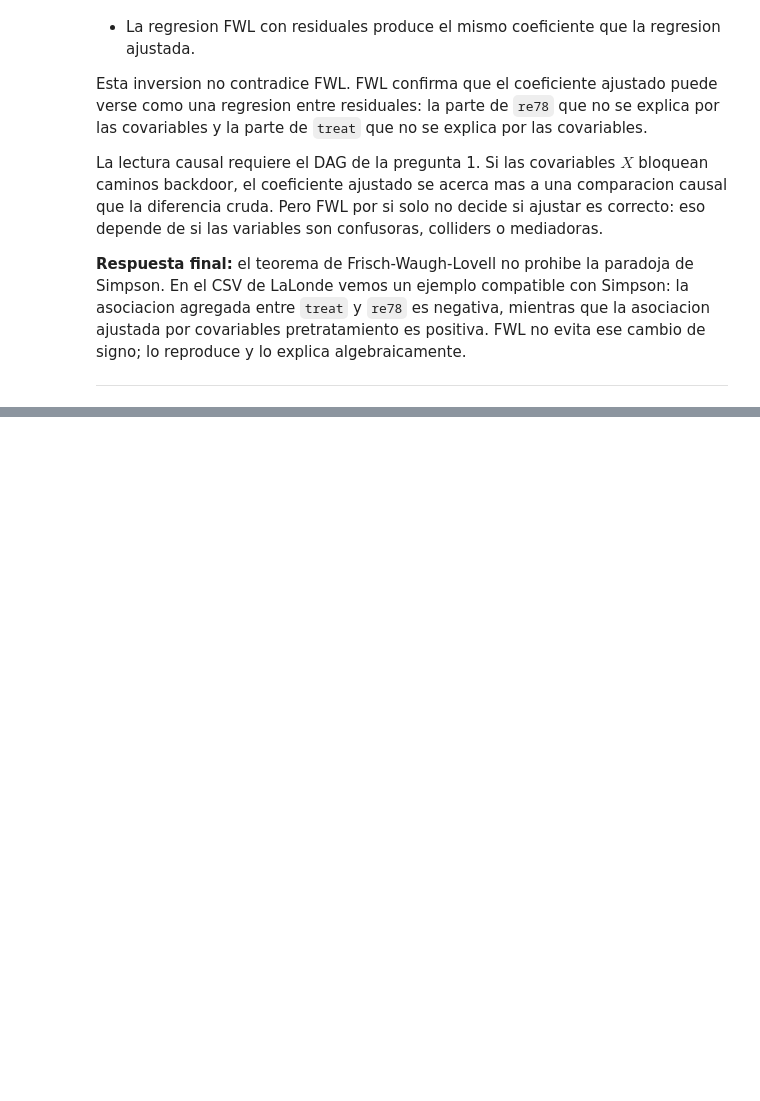
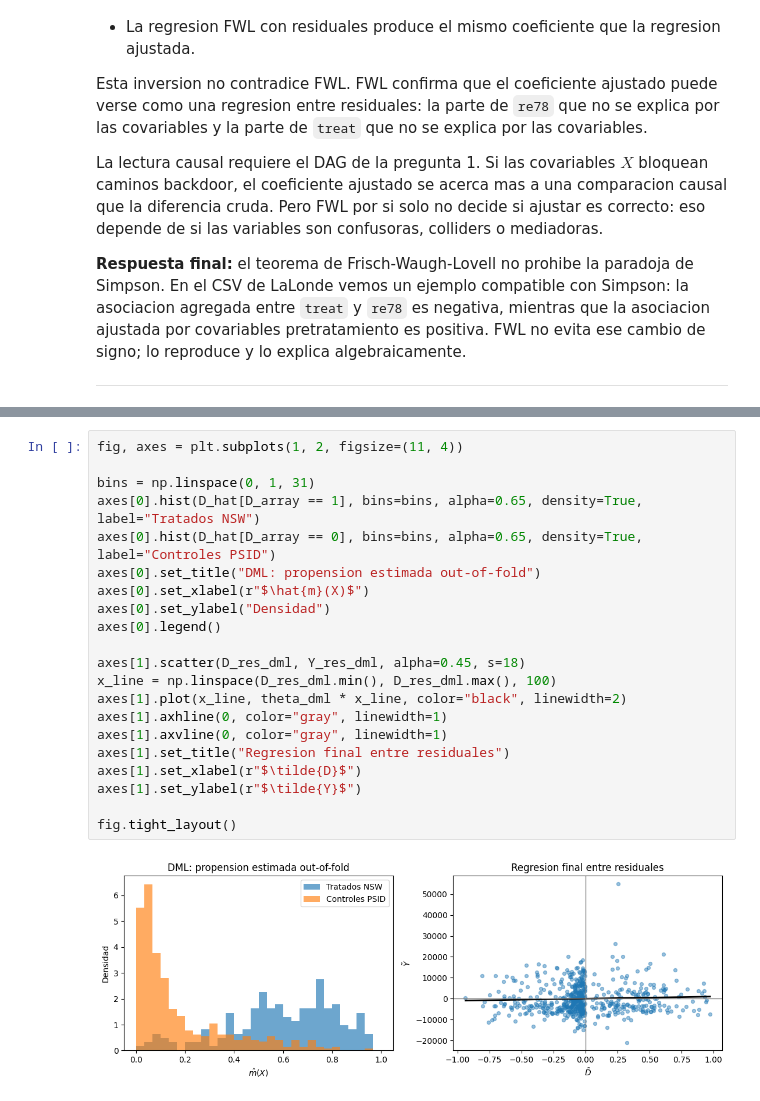
Before and after one commit to CharlyEstudio/data-science-portfolio, a Jupyter notebook: interpretabilidad_causalidad/m06/notebooks/examen_final_lalonde.ipynb, the cells around one changed output, grey strips where cells are left out. Saved outputs shown, nothing was run; the diff lists cells and outputs as text; blank space fills up the shorter version.

```diff
--- a/interpretabilidad_causalidad/m06/notebooks/examen_final_lalonde.ipynb
+++ b/interpretabilidad_causalidad/m06/notebooks/examen_final_lalonde.ipynb
@@ -593,0 +741,23 @@ La lectura causal requiere el DAG de la pregunta 1. Si las covariables $X$ bloqu
+# %%
+fig, axes = plt.subplots(1, 2, figsize=(11, 4))
+
+bins = np.linspace(0, 1, 31)
+axes[0].hist(D_hat[D_array == 1], bins=bins, alpha=0.65, density=True, label="Tratados NSW")
+axes[0].hist(D_hat[D_array == 0], bins=bins, alpha=0.65, density=True, label="Controles PSID")
+axes[0].set_title("DML: propension estimada out-of-fold")
+axes[0].set_xlabel(r"$\hat{m}(X)$")
+axes[0].set_ylabel("Densidad")
+axes[0].legend()
+
+axes[1].scatter(D_res_dml, Y_res_dml, alpha=0.45, s=18)
+x_line = np.linspace(D_res_dml.min(), D_res_dml.max(), 100)
+axes[1].plot(x_line, theta_dml * x_line, color="black", linewidth=2)
+axes[1].axhline(0, color="gray", linewidth=1)
+axes[1].axvline(0, color="gray", linewidth=1)
+axes[1].set_title("Regresion final entre residuales")
+axes[1].set_xlabel(r"$\tilde{D}$")
+axes[1].set_ylabel(r"$\tilde{Y}$")
+
+fig.tight_layout()
+# %% [output]
+[figure, added]
```
Also changed, not shown: parts of 11 cells of this notebook.
